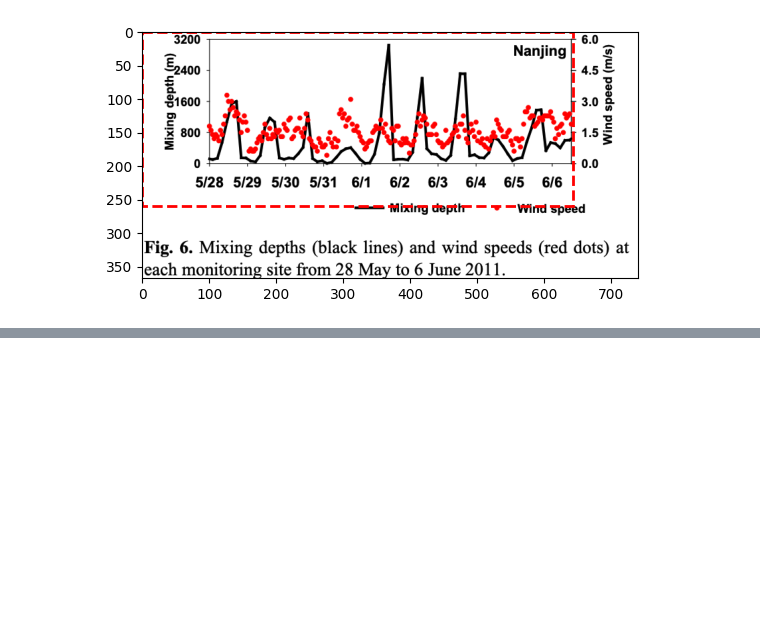
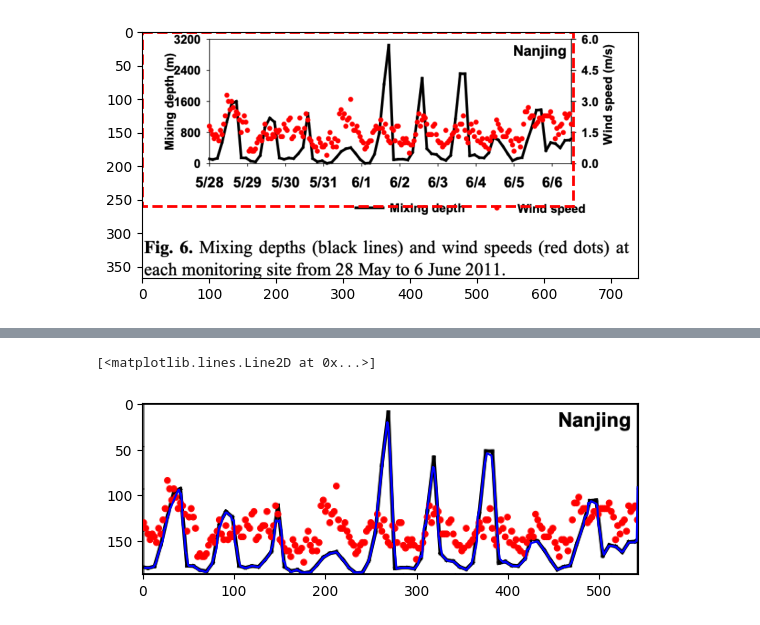
Before and after one commit to Wangmerlyn/LLM-Chart-Extraction, a Jupyter notebook: new_sep_debug.ipynb, the cells around one changed output, grey strips where cells are left out. Saved outputs shown, nothing was run; the diff lists cells and outputs as text; code cells hidden in the pictures; blank space fills up the shorter version.

```diff
--- a/new_sep_debug.ipynb
+++ b/new_sep_debug.ipynb
@@ -130,0 +230,12 @@ detect_axis_bounding_box_contour(image, debug=True)
+# %%
+# plot the returned array back on the original image
+import matplotlib.pyplot as plt
+import matplotlib.patches as mpatches
+# plot the cropped image
+fig, ax = plt.subplots()
+ax.imshow(cropped_image)
+# plot the returned array
+plt.plot(return_array[:, 0], return_array[:, 1], c="blue", )
+# %% [output]
+[<matplotlib.lines.Line2D at 0x...>]
+[figure, added]
```
Also changed, not shown: parts of 10 cells of this notebook, 17 other files.
